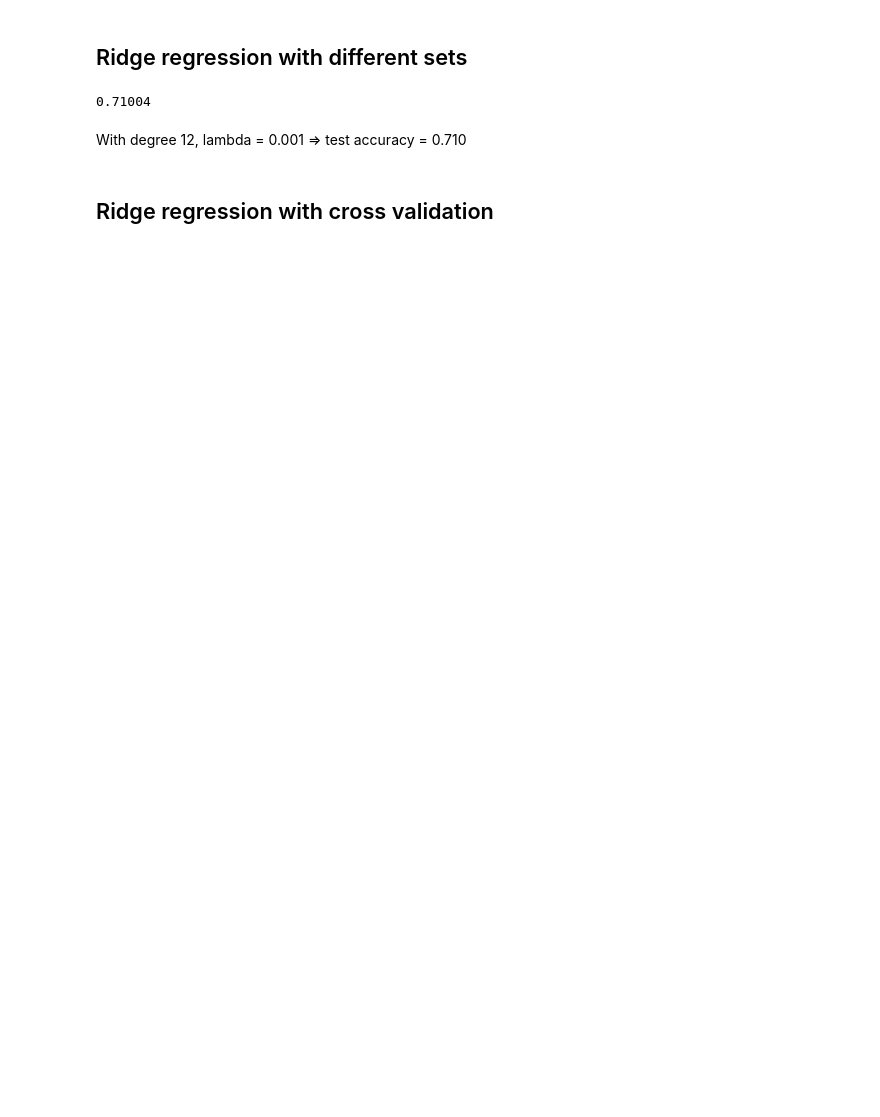
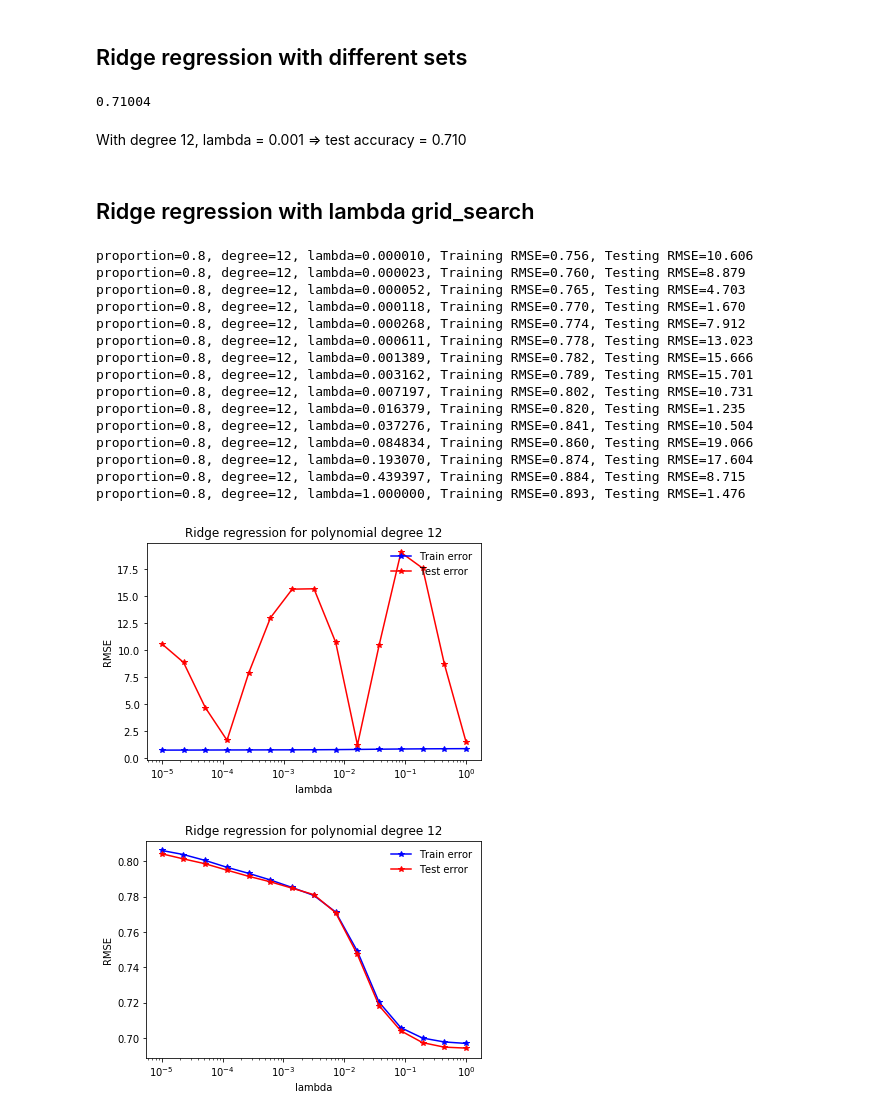
Before and after one commit to dedeswim/ml_project_1, a Jupyter notebook: notebooks/ridge_regression.ipynb, the cells around one changed output. Drawn from its saved outputs; the diff is of its cells as text; code cells hidden in the pictures; blank space fills up the shorter version.

Commit message:
Add plot functions, add polynomial degree grid search

```diff
--- a/notebooks/ridge_regression.ipynb
+++ b/notebooks/ridge_regression.ipynb
@@ -50,8 +52,7 @@ y_pred = predict_labels(w, tx_test, mode='linear')
 # %%
 x = flatten_jet_features(x_raw)
 x, mean_x, std_x = standardize(x)
-tx_poly = build_poly_matrix_vandermonde(x, 12)
-tx = np.c_[np.ones((y.shape[0], 1)), tx_poly]
+tx = build_poly_matrix_vandermonde(x, 12)
 # %%
 tx_train, y_train, tx_test, y_test = split_data(tx, y, 0.8)
 # %%
@@ -120,4 +121,4 @@ y_split_cat = np.concatenate(y_split_pred)
 ids_split_cat = np.concatenate(ids_split)
 create_csv_submission(ids_split_cat, y_split_cat, '../submissions/10-24.21-37.csv')
 # %% [markdown]
-## Ridge regression with cross validation
+## Ridge regression with lambda grid_search
@@ -157,0 +125,59 @@ def cross_validation(y, x, k_indices, k, lambda_, degree, mean=True):
+# %%
+def ridge_regression_lambda_search(x, y, lambdas, degree, ratio):
+
+    x = flatten_jet_features(x_raw)
+    x, mean_x, std_x = standardize(x)
+    tx = build_poly_matrix_vandermonde(x, degree)
+
+    tx_train, y_train, tx_test, y_test = split_data(tx, y, ratio)
+
+    rmse_tr = []
+    rmse_te = []
+    acc_tr = []
+    acc_te = []
+    ws = []
+
+    for ind, lambda_ in enumerate(lambdas):
+
+        tr_loss, w = ridge_regression(y_train, tx_train, lambda_)
+        te_loss = compute_loss(y_test, tx_test, w)
+
+        tr_acc = compute_accuracy(tx_train, w, y_train, mode='linear')
+        te_acc = compute_accuracy(tx_test, w, y_test, mode='linear')
+
+        rmse_tr.append(np.math.sqrt(2 * tr_loss))
+        rmse_te.append(np.math.sqrt(2 * te_loss))
+        acc_tr.append(tr_acc)
+        acc_te.append(te_acc)
+        ws.append(w)
+
+        print("proportion={p}, degree={d}, lambda={l:.6f}, Training RMSE={tr:.3f}, Testing RMSE={te:.3f}".format(
+                   p=ratio, d=degree, l=lambda_, tr=rmse_tr[ind], te=rmse_te[ind]))
+
+    plot_train_test(rmse_tr, rmse_te, lambdas, degree)
+    plot_train_test(acc_tr, acc_te, lambdas, degree)
+    return ws, rmse_tr, rmse_te
+# %%
+lambdas = np.logspace(-5, 0, 15)
+degree = 12
+ratio = 0.8
+
+ws, rmse_tr, rmse_te = ridge_regression_lambda_search(x_raw, y, lambdas, degree, ratio)
+# %% [output]
+proportion=0.8, degree=12, lambda=0.000010, Training RMSE=0.756, Testing RMSE=10.606
+proportion=0.8, degree=12, lambda=0.000023, Training RMSE=0.760, Testing RMSE=8.879
+proportion=0.8, degree=12, lambda=0.000052, Training RMSE=0.765, Testing RMSE=4.703
+proportion=0.8, degree=12, lambda=0.000118, Training RMSE=0.770, Testing RMSE=1.670
+proportion=0.8, degree=12, lambda=0.000268, Training RMSE=0.774, Testing RMSE=7.912
+proportion=0.8, degree=12, lambda=0.000611, Training RMSE=0.778, Testing RMSE=13.023
+proportion=0.8, degree=12, lambda=0.001389, Training RMSE=0.782, Testing RMSE=15.666
+proportion=0.8, degree=12, lambda=0.003162, Training RMSE=0.789, Testing RMSE=15.701
+proportion=0.8, degree=12, lambda=0.007197, Training RMSE=0.802, Testing RMSE=10.731
+proportion=0.8, degree=12, lambda=0.016379, Training RMSE=0.820, Testing RMSE=1.235
+proportion=0.8, degree=12, lambda=0.037276, Training RMSE=0.841, Testing RMSE=10.504
+proportion=0.8, degree=12, lambda=0.084834, Training RMSE=0.860, Testing RMSE=19.066
+proportion=0.8, degree=12, lambda=0.193070, Training RMSE=0.874, Testing RMSE=17.604
+proportion=0.8, degree=12, lambda=0.439397, Training RMSE=0.884, Testing RMSE=8.715
+proportion=0.8, degree=12, lambda=1.000000, Training RMSE=0.893, Testing RMSE=1.476
+[figure, added]
+[figure, added]
```
Also changed, not shown: parts of 11 cells of this notebook, 5 other files.
